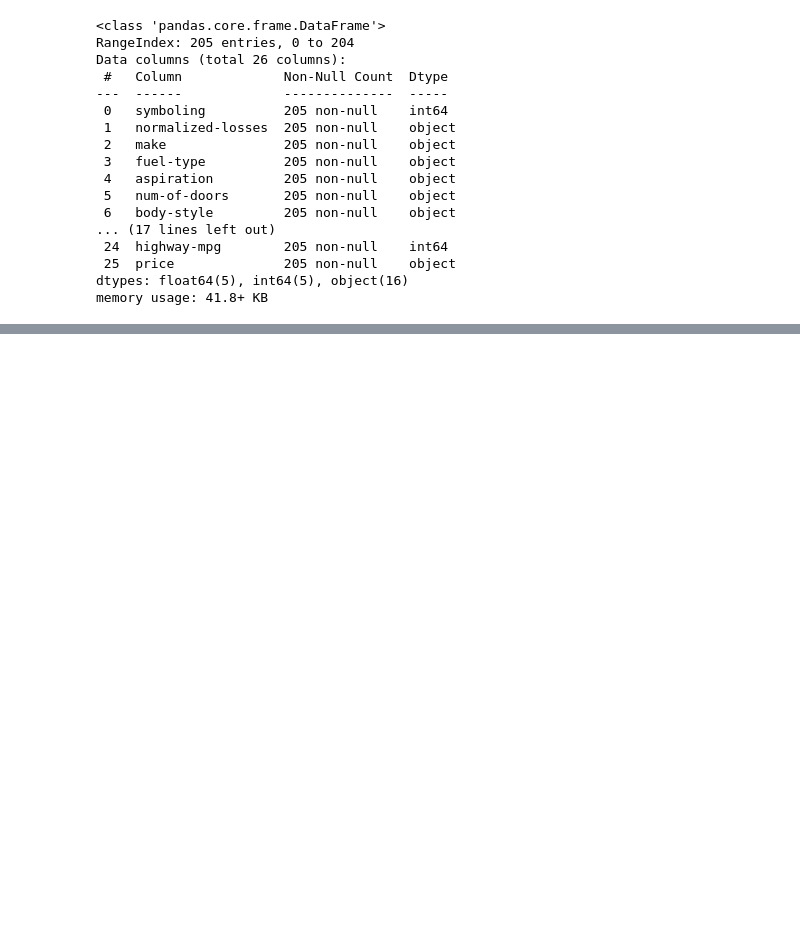
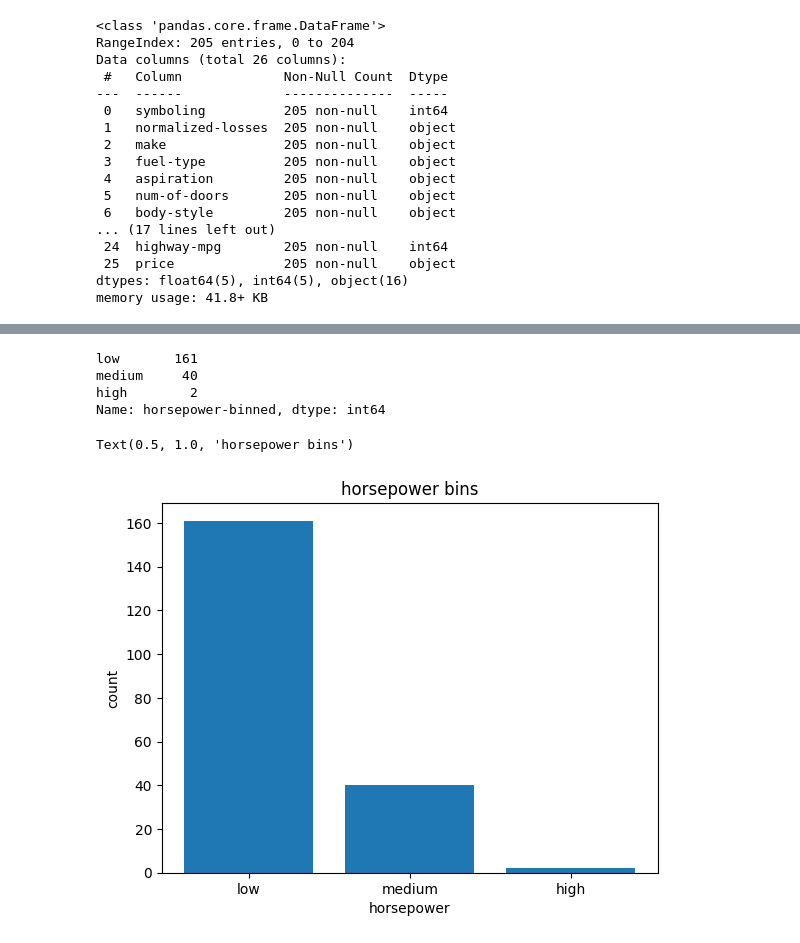
Before and after one commit to ndohvich/Projet_6_IBM, a Jupyter notebook: tp.ipynb, the cells around one changed output, grey strips where cells are left out. Cells and saved outputs as stored; diff of their text form; code cells hidden in the pictures; blank space fills up the shorter version.

```diff
--- a/tp.ipynb
+++ b/tp.ipynb
@@ -98,0 +233,6 @@ memory usage: 41.8+ KB
+# %%
+#regroupement des données avec pandas
+data[["horsepower"]]=data[["horsepower"]].astype(float, copy=True)
+# %%
+bins = np.linspace(min(data["horsepower"]), max(data["horsepower"]), 4)
+bins
@@ -98,0 +241,5 @@ memory usage: 41.8+ KB
+# %%
+group_names = ['low', 'medium', 'high']
+# %%
+data['horsepower-binned'] = pd.cut(data['horsepower'], bins, labels=group_names, include_lowest=True)
+data[['horsepower', 'horsepower-binned']].head(20)
@@ -98,0 +264,20 @@ memory usage: 41.8+ KB
+# %%
+data["horsepower-binned"].value_counts()
+# %% [output]
+low       161
+medium     40
+high        2
+Name: horsepower-binned, dtype: int64
+# %%
+%matplotlib inline
+import matplotlib as plt
+from matplotlib import pyplot
+pyplot.bar(group_names, data["horsepower-binned"].value_counts())
+
+# set x/y labels and plot title
+plt.pyplot.xlabel("horsepower")
+plt.pyplot.ylabel("count")
+plt.pyplot.title("horsepower bins")
+# %% [output]
+Text(0.5, 1.0, 'horsepower bins')
+[figure, added]
```
Also changed, not shown: parts of 17 cells of this notebook.
